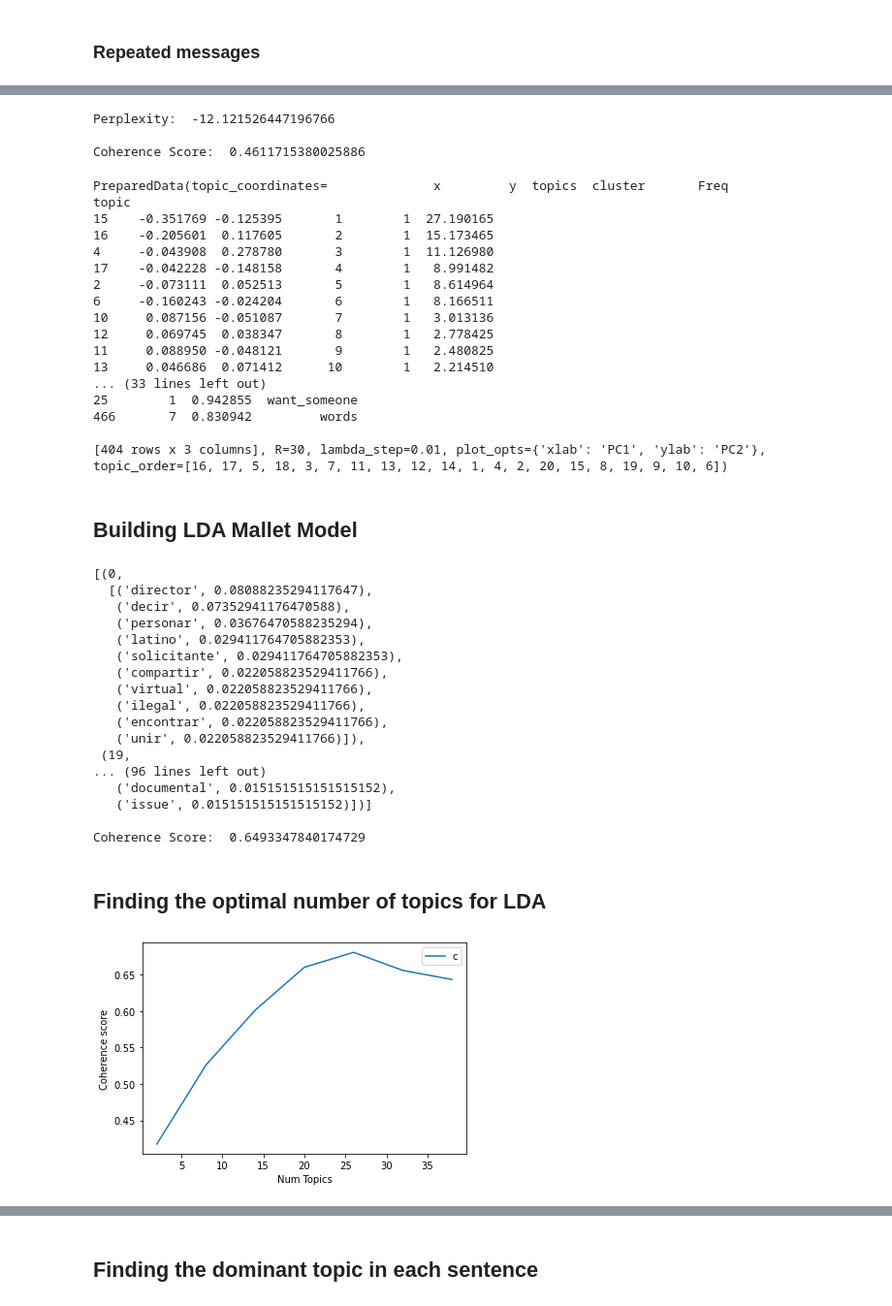
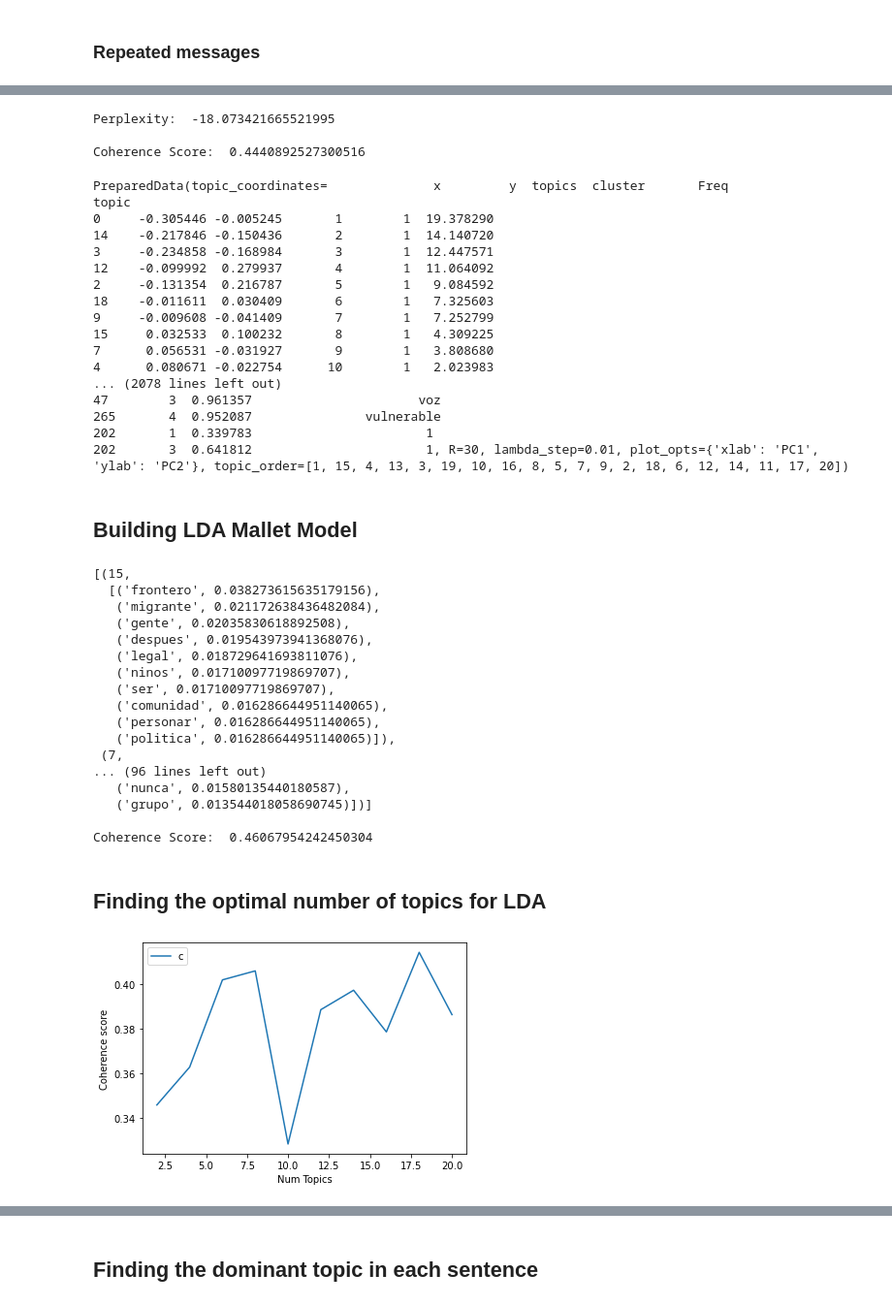
Before and after one commit to saviaga/Latinx2020, a Jupyter notebook: Latinx2020_FB_Content-Analysis-PoliticalParty_Random.ipynb, the cells around one changed output, grey strips where cells are left out. Shown at 97% size. Saved outputs shown, nothing was run; the diff lists cells and outputs as text; code cells hidden in the pictures.

```diff
--- a/Latinx2020_FB_Content-Analysis-PoliticalParty_Random.ipynb
+++ b/Latinx2020_FB_Content-Analysis-PoliticalParty_Random.ipynb
@@ -57,7 +57,7 @@ os.getcwd()
 # %%
 
 #path = "Latinx2020/"
-posts = pd.read_csv("Topics_FB_Political_Posts_per_partyimmigration_random.csv")
+posts = pd.read_csv("Topics_FB_Political_Posts_per_partyimmigration.csv")
 #We rename the colum Page Name to be able to concat with Group Posts
 posts.rename(columns={'Page Name':'Group Name'}, inplace=True)
 posts.shape
@@ -686,9 +726,9 @@ coherence_model_lda = CoherenceModel(model=lda_model, texts=data_lemmatized, dic
 coherence_lda = coherence_model_lda.get_coherence()
 print('\nCoherence Score: ', coherence_lda)
 # %% [output]
-Perplexity:  -12.121526447196766
+Perplexity:  -18.073421665521995
 
-Coherence Score:  0.4611715380025886
+Coherence Score:  0.4440892527300516
 # %%
 #Visualize the topics-keywords
 # Visualize the topics
@@ -698,21 +738,21 @@ vis
 # %% [output]
 PreparedData(topic_coordinates=              x         y  topics  cluster       Freq
 topic
-15    -0.351769 -0.125395       1        1  27.190165
-16    -0.205601  0.117605       2        1  15.173465
-4     -0.043908  0.278780       3        1  11.126980
-17    -0.042228 -0.148158       4        1   8.991482
-2     -0.073111  0.052513       5        1   8.614964
-6     -0.160243 -0.024204       6        1   8.166511
-10     0.087156 -0.051087       7        1   3.013136
-12     0.069745  0.038347       8        1   2.778425
-11     0.088950 -0.048121       9        1   2.480825
-13     0.046686  0.071412      10        1   2.214510
-... (33 lines left out)
-25        1  0.942855  want_someone
-466       7  0.830942         words
-
-[404 rows x 3 columns], R=30, lambda_step=0.01, plot_opts={'xlab': 'PC1', 'ylab': 'PC2'}, topic_order=[16, 17, 5, 18, 3, 7, 11, 13, 12, 14, 1, 4, 2, 20, 15, 8, 19, 9, 10, 6])
+0     -0.305446 -0.005245       1        1  19.378290
+14    -0.217846 -0.150436       2        1  14.140720
+3     -0.234858 -0.168984       3        1  12.447571
+12    -0.099992  0.279937       4        1  11.064092
+2     -0.131354  0.216787       5        1   9.084592
+18    -0.011611  0.030409       6        1   7.325603
+9     -0.009608 -0.041409       7        1   7.252799
+15     0.032533  0.100232       8        1   4.309225
+7      0.056531 -0.031927       9        1   3.808680
+4      0.080671 -0.022754      10        1   2.023983
+... (2078 lines left out)
+47        3  0.961357                      voz
+265       4  0.952087               vulnerable
+202       1  0.339783                       ﻿1
+202       3  0.641812                       ﻿1, R=30, lambda_step=0.01, plot_opts={'xlab': 'PC1', 'ylab': 'PC2'}, topic_order=[1, 15, 4, 13, 3, 19, 10, 16, 8, 5, 7, 9, 2, 18, 6, 12, 14, 11, 17, 20])
 # %% [markdown]
 ## Building LDA Mallet Model
 # %%
@@ -728,23 +768,23 @@ coherence_model_ldamallet = CoherenceModel(model=ldamallet, texts=data_lemmatize
 coherence_ldamallet = coherence_model_ldamallet.get_coherence()
 print('\nCoherence Score: ', coherence_ldamallet)
 # %% [output]
-[(0,
-  [('director', 0.08088235294117647),
-   ('decir', 0.07352941176470588),
-   ('personar', 0.03676470588235294),
-   ('latino', 0.029411764705882353),
-   ('solicitante', 0.029411764705882353),
-   ('compartir', 0.022058823529411766),
-   ('virtual', 0.022058823529411766),
-   ('ilegal', 0.022058823529411766),
-   ('encontrar', 0.022058823529411766),
-   ('unir', 0.022058823529411766)]),
- (19,
+[(15,
+  [('frontero', 0.038273615635179156),
+   ('migrante', 0.021172638436482084),
+   ('gente', 0.02035830618892508),
+   ('despues', 0.019543973941368076),
+   ('legal', 0.018729641693811076),
+   ('ninos', 0.01710097719869707),
+   ('ser', 0.01710097719869707),
+   ('comunidad', 0.016286644951140065),
+   ('personar', 0.016286644951140065),
+   ('politica', 0.016286644951140065)]),
+ (7,
 ... (96 lines left out)
-   ('documental', 0.015151515151515152),
-   ('issue', 0.015151515151515152)])]
+   ('nunca', 0.01580135440180587),
+   ('grupo', 0.013544018058690745)])]
 
-Coherence Score:  0.6493347840174729
+Coherence Score:  0.46067954242450304
 # %% [markdown]
 ## Finding the optimal number of topics for LDA
 # %%
@@ -775,18 +815,18 @@ def compute_coherence_values(dictionary, corpus, texts, limit, start=2, step=3):
     return model_list, coherence_values
 # %%
 # Can take a long time to run.
-model_list, coherence_values = compute_coherence_values(dictionary=id2word, corpus=corpus, texts=data_lemmatized, start=2, limit=40, step=6)
+model_list, coherence_values = compute_coherence_values(dictionary=id2word, corpus=corpus, texts=data_lemmatized, start=2, limit=22, step=2)
 # %%
 # Show graph
-limit=40; start=2; step=6;
+limit=22; start=2; step=2;
 x = range(start, limit, step)
 plt.plot(x, coherence_values)
 plt.xlabel("Num Topics")
 plt.ylabel("Coherence score")
 plt.legend(("coherence_values"), loc='best')
 plt.show()
 # %% [output]
-[figure, old version]
+[figure, new version]
 # %%
 # Print the coherence scores
 for m, cv in zip(x, coherence_values):
```
Also changed, not shown: parts of 29 cells of this notebook, 2 other files.
